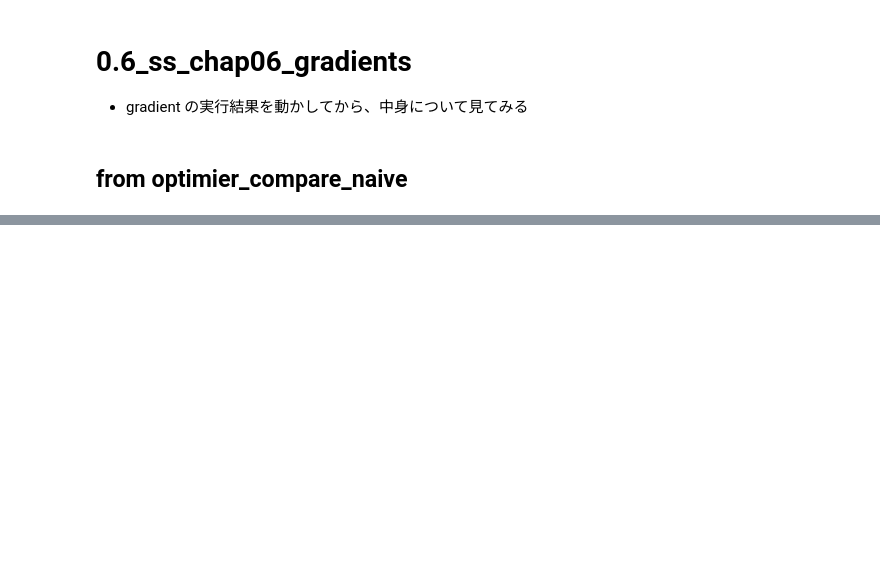
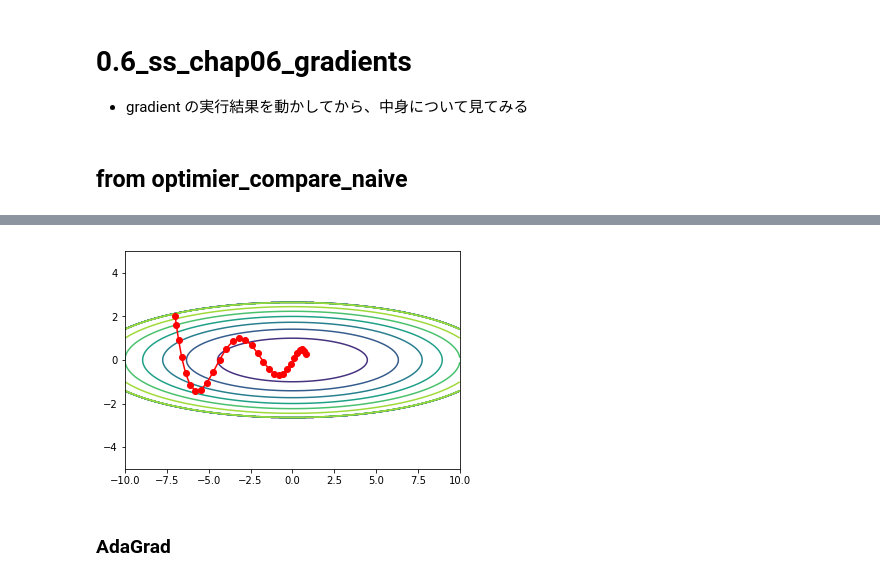
Before and after one commit to banbiossa/deep-learning-from-scrach, a Jupyter notebook: notebooks/0.6_ss_chap6_gradients.ipynb, the cells around one changed output, grey strips where cells are left out. Saved outputs shown, nothing was run; the diff lists cells and outputs as text; code cells hidden in the pictures; blank space fills up the shorter version.

```diff
--- a/notebooks/0.6_ss_chap6_gradients.ipynb
+++ b/notebooks/0.6_ss_chap6_gradients.ipynb
@@ -26,0 +208,35 @@ logger = logging.getLogger()
+# %%
+class Momentum:
+        ''' Momentum SGD
+        '''
+        def __init__(self, lr=0.01, momentum=0.9):
+                '''
+                Parameters
+                ----------
+                lr: float
+                        learning rate
+                momentum: float
+                        ratio to which the momentum presists
+                v: float
+                        velocity
+                '''
+                self.lr = lr
+                self.momentum = momentum
+                self.v = None
+
+        def update(self, params, grads):
+                if self.v is None:
+                        self.v = {}
+                        for key, val in params.items():
+                                self.v[key] = np.zeros_like(val)
+
+                for key in params.keys():
+                        self.v[key] = \
+                            self.momentum*self.v[key]-self.lr*grads[key]
+                        params[key] += self.v[key]
+# %%
+plot_history(*update_grads(bowl, Momentum(lr=0.1)))
+# %% [output]
+[figure, added]
+# %% [markdown]
+### AdaGrad
```
Also changed, not shown: parts of 34 cells of this notebook, 3 other files.
